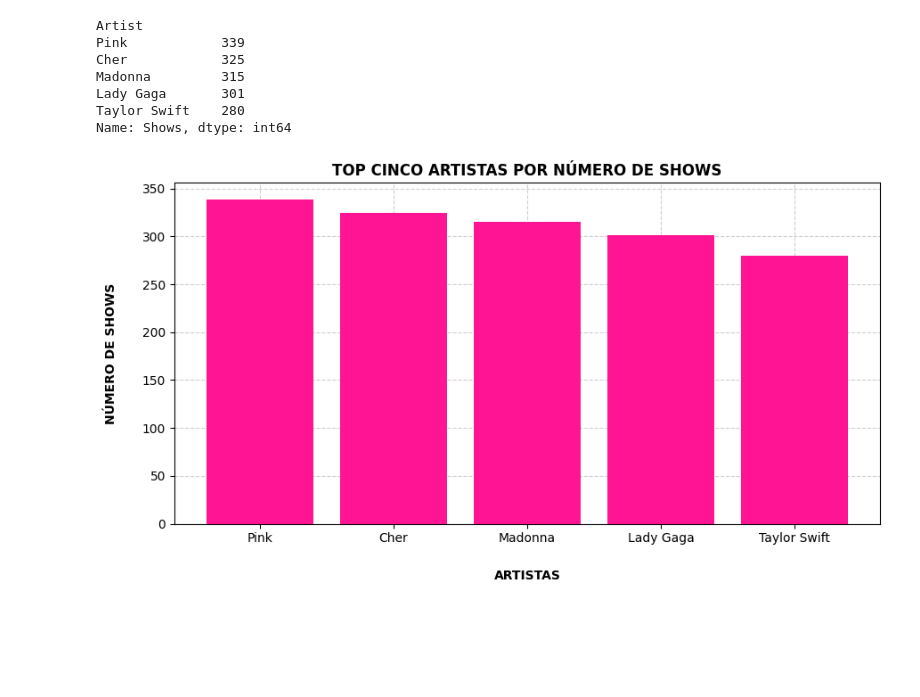
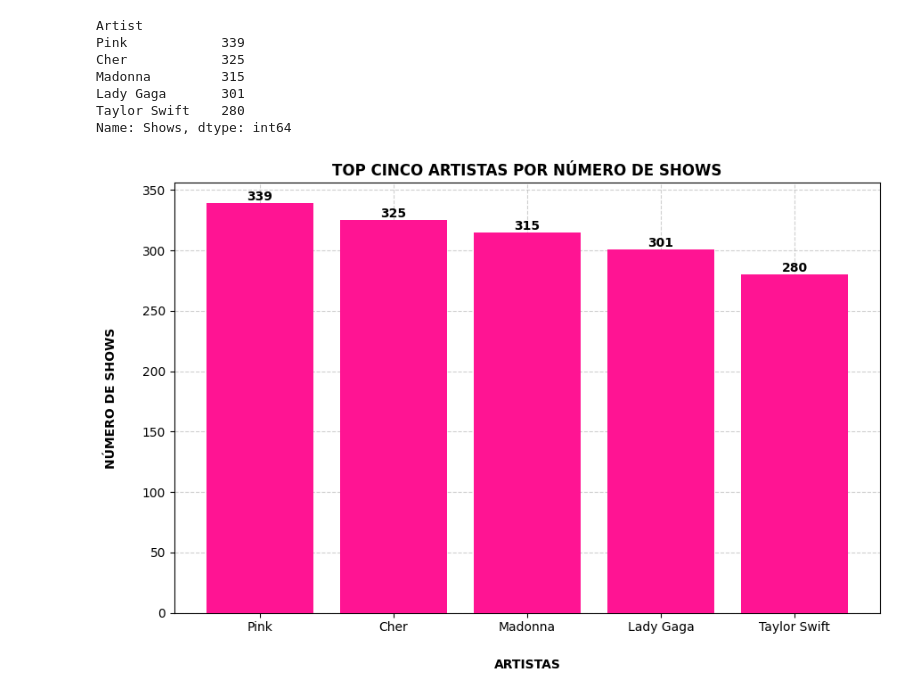
Before and after one commit to aline-hoffmann/scholarship-compass, a Jupyter notebook: Sprint_3/Desafio/etapa-2/job.ipynb, the cells around one changed output. Saved outputs shown, nothing was run; the diff lists cells and outputs as text; code cells hidden in the pictures; blank space fills up the shorter version.

Commit message:
ajustando o gráfico da questão  para mostrar o número de shows em cima de cada barra

```diff
--- a/Sprint_3/Desafio/etapa-2/job.ipynb
+++ b/Sprint_3/Desafio/etapa-2/job.ipynb
@@ -285,16 +285,17 @@ Taylor Swift    280
 Name: Shows, dtype: int64
 # %%
 # Criando o gráfico de barras para visualizar o resultado
-plt.figure(figsize=(9,5))
-plt.bar(top5_artistas_shows.index, top5_artistas_shows.values, color="deeppink", zorder=3)
+plt.figure(figsize=(9,6))
+bars=plt.bar(top5_artistas_shows.index, top5_artistas_shows.values, color="deeppink", zorder=3)
 
 plt.title("TOP CINCO ARTISTAS POR NÚMERO DE SHOWS",fontweight="bold")
 plt.xlabel("ARTISTAS", labelpad=20, fontweight="bold")
 plt.ylabel("NÚMERO DE SHOWS", labelpad=20, fontweight="bold")
+plt.bar_label(bars, labels=[f"{int(v)}" for v in top5_artistas_shows.values], fontsize=10, fontweight="bold")
 
 plt.grid(True, linestyle="--", alpha=0.6)
 plt.tight_layout()
 plt.savefig("questao-5.png", dpi=300, bbox_inches="tight")
 plt.show()
 # %% [output]
-[figure, old version]
+[figure, new version]
```
Also changed, not shown: 5 other files.
